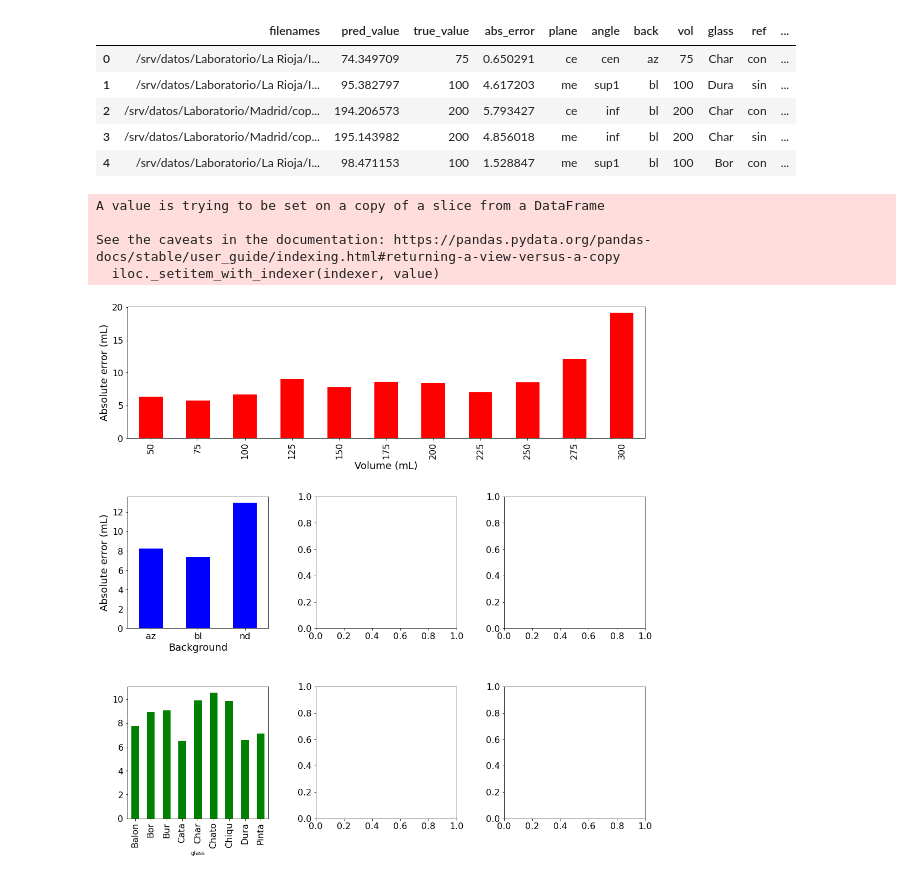
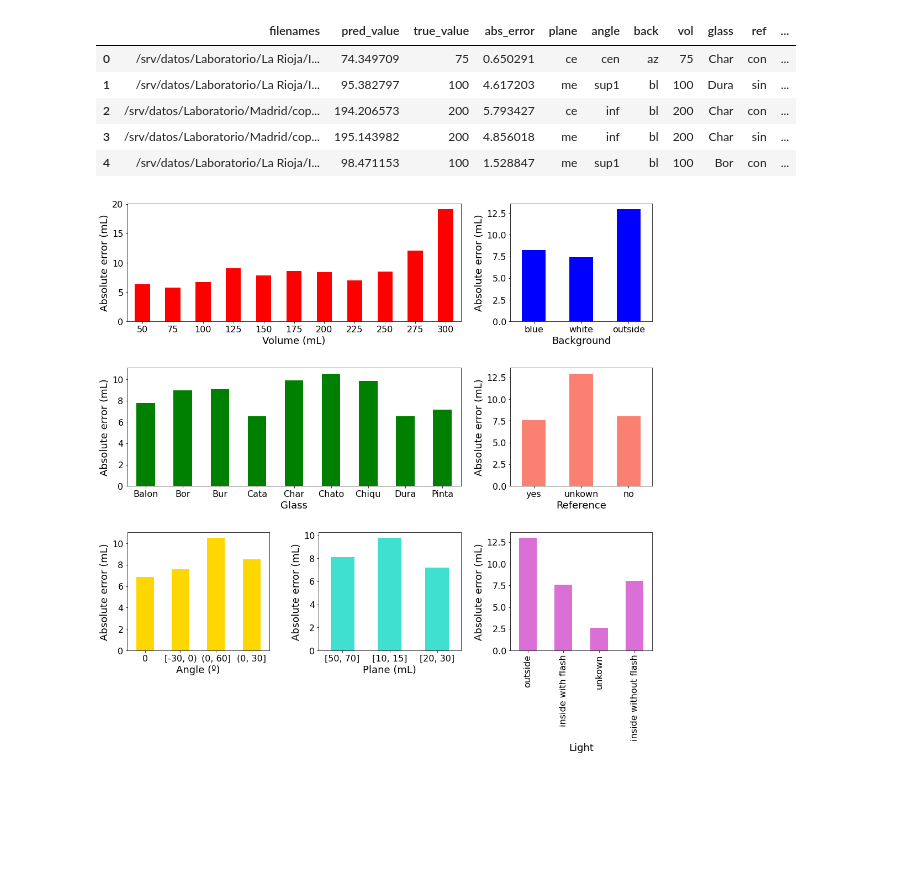
Before and after one commit to MiriamCobo/BrainGut-WineUp, a Jupyter notebook: notebooks/CopasVasosAll_AbsError.ipynb, the cells around one changed output. Cells and saved outputs as stored; diff of their text form; code cells hidden in the pictures; blank space fills up the shorter version.

Commit message:
Small changes in graphs

```diff
--- a/notebooks/CopasVasosAll_AbsError.ipynb
+++ b/notebooks/CopasVasosAll_AbsError.ipynb
@@ -84,13 +84,5 @@ df_backs=df_pred.groupby(['back'], as_index=False)['abs_error'].mean()
 df_planes=df_pred.groupby(['plane'], as_index=False)['abs_error'].mean()
 df_angles=df_pred.groupby(['angle'], as_index=False)['abs_error'].mean()
 df_glasses=df_pred.groupby(['glass'], as_index=False)['abs_error'].mean()
+df_ref=df_pred.groupby(['ref'], as_index=False)['abs_error'].mean()
+df_light=df_pred.groupby(['light'], as_index=False)['abs_error'].mean()
-# %%
-# rename values
-df_backs['back'].loc[(df_backs['back'] == 'nd')] = 'outside'
-df_backs['back'].loc[(df_backs['back'] == 'bl')] = 'white'
-df_backs['back'].loc[(df_backs['back'] == 'az')] = 'blue'
-# %% [output]
-A value is trying to be set on a copy of a slice from a DataFrame
-
-See the caveats in the documentation: https://pandas.pydata.org/pandas-docs/stable/user_guide/indexing.html#returning-a-view-versus-a-copy
-  iloc._setitem_with_indexer(indexer, value)
@@ -97,37 +112,66 @@ See the caveats in the documentation: https://pandas.pydata.org/pandas-docs/stab
 # %%
 figsize = 5
 
 fig, axs = plt.subplots(3, 3, figsize=(figsize*3, figsize*3))
 
 gs = axs[0, 0].get_gridspec()
 # remove the underlying axes
-for ax in axs[0, 0:]:
+for ax in axs[0, 0:-1]:
     ax.remove()
-axbig = fig.add_subplot(gs[0, 0:])
+axbig = fig.add_subplot(gs[0, 0:-1])
 
 df_vols.plot.bar(x='vol', y='abs_error', ax=axbig, color=['red'], legend=None)
 axbig.set_xlabel('Volume (mL)', fontsize=18)
 axbig.set_ylabel('Absolute error (mL)', fontsize=18)
-axbig.tick_params(axis='x', rotation=90)
+axbig.tick_params(axis='x', rotation=0)
 axbig.tick_params(axis='both', which='major', labelsize=16)
 
-axs = axs.T.flatten()
-axs = axs[1:]
+df_backs.plot.bar(x='back', y='abs_error', ax=axs[0,2], color=['blue'], legend=None)
+axs[0,2].set_xlabel('Background', fontsize=18)
+axs[0,2].set_ylabel('Absolute error (mL)', fontsize=18)
+axs[0,2].tick_params(axis='x', rotation=0)
+axs[0,2].tick_params(axis='both', which='major', labelsize=16)
 
-df_backs.plot.bar(x='back', y='abs_error', ax=axs[0], color=['blue'], legend=None)
-axs[0].set_xlabel('Background', fontsize=18)
-axs[0].set_ylabel('Absolute error (mL)', fontsize=18)
-axs[0].tick_params(axis='x', rotation=0)
+gs = axs[1, 0].get_gridspec()
+# remove the underlying axes
+for ax in axs[1, 0:-1]:
+    ax.remove()
+axbig2 = fig.add_subplot(gs[1, 0:-1])
 
-df_glasses.plot.bar(x='glass', y='abs_error', ax=axs[1], color=['green'], legend=None)
-axs[2].set_xlabel('Glass', fontsize=18)
-axs[2].set_ylabel('Absolute error (mL)', fontsize=18)
-axs[2].tick_params(axis='x', rotation=0)
+df_glasses.plot.bar(x='glass', y='abs_error', ax=axbig2, color=['green'], legend=None)
+axbig2.set_xlabel('Glass', fontsize=18)
+axbig2.set_ylabel('Absolute error (mL)', fontsize=18)
+axbig2.tick_params(axis='x', rotation=0)
+axbig2.tick_params(axis='both', which='major', labelsize=16)
 
-for ax in axs:
-    ax.tick_params(axis='both', which='major', labelsize=16)
+df_ref.plot.bar(x='ref', y='abs_error', ax=axs[1,2], color=['salmon'], legend=None)
+axs[1,2].set_xlabel('Reference', fontsize=18)
+axs[1,2].set_ylabel('Absolute error (mL)', fontsize=18)
+axs[1,2].tick_params(axis='x', rotation=0)
+axs[1,2].tick_params(axis='both', which='major', labelsize=16)
+
+df_angles.plot.bar(x='angle', y='abs_error', ax=axs[2,0], color=['gold'], legend=None)
+axs[2,0].set_xlabel('Angle (º)', fontsize=18)
+axs[2,0].set_ylabel('Absolute error (mL)', fontsize=18)
+axs[2,0].tick_params(axis='x', rotation=0)
+axs[2,0].tick_params(axis='both', which='major', labelsize=16)
+
+df_planes.plot.bar(x='plane', y='abs_error', ax=axs[2,1], color=['turquoise'], legend=None)
+axs[2,1].set_xlabel('Plane (mL)', fontsize=18)
+axs[2,1].set_ylabel('Absolute error (mL)', fontsize=18)
+axs[2,1].tick_params(axis='x', rotation=0)
+axs[2,1].tick_params(axis='both', which='major', labelsize=16)
+
+df_light.plot.bar(x='light', y='abs_error', ax=axs[2,2], color=['orchid'], legend=None)
+axs[2,2].set_xlabel('Light', fontsize=18)
+axs[2,2].set_ylabel('Absolute error (mL)', fontsize=18)
+axs[2,2].tick_params(axis='x', rotation=90)
+axs[2,2].tick_params(axis='both', which='major', labelsize=16)
+
+# for ax in axs:
+#    ax.tick_params(axis='both', which='major', labelsize=16)
 
 fig.tight_layout(pad=4.0)
 # plt.savefig('/srv/image-results/abs_error.pdf',bbox_inches='tight')
 # %% [output]
-[figure, old version]
+[figure, new version]
```
Also changed, not shown: parts of 4 cells of this notebook.
